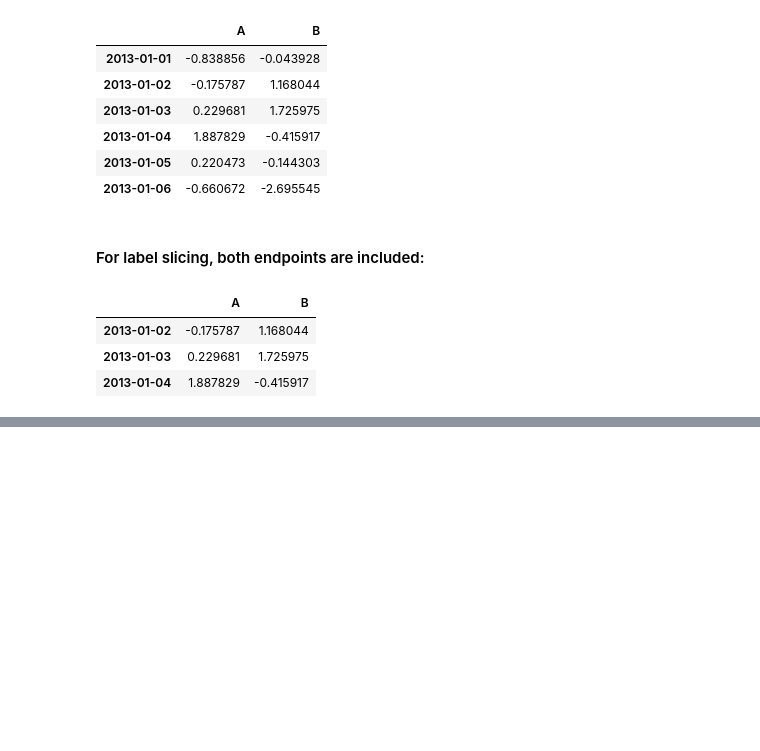
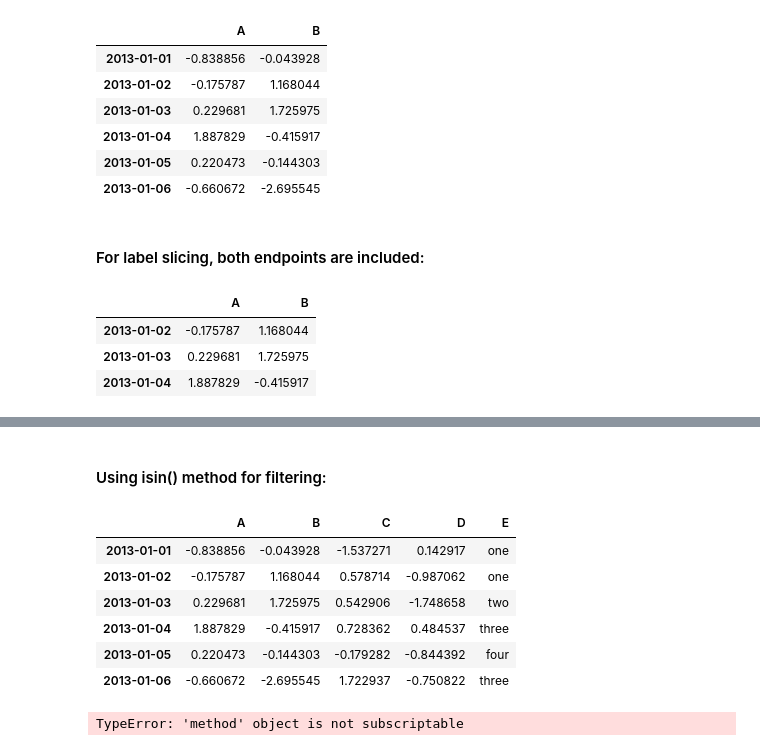
Before and after one commit to Zeeshan138063/data_science_practice, a Jupyter notebook: pandas.ipynb, the cells around one changed output, grey strips where cells are left out. Saved outputs shown, nothing was run; the diff lists cells and outputs as text; code cells hidden in the pictures; blank space fills up the shorter version.

```diff
--- a/pandas.ipynb
+++ b/pandas.ipynb
@@ -302,0 +387,18 @@ df.loc["20130102":"20130104", ["A","B"]]
+# %% [markdown]
+#### Using isin() method for filtering:
+# %%
+df2 = df.copy()
+df2["E"]=["one","one","two","three","four","three"]
+df2
+# %% [output]
+|  | A | B | C | D | E |
+| 2013-01-01 | -0.838856 | -0.043928 | -1.537271 | 0.142917 | one |
+| 2013-01-02 | -0.175787 | 1.168044 | 0.578714 | -0.987062 | one |
+| 2013-01-03 | 0.229681 | 1.725975 | 0.542906 | -1.748658 | two |
+| 2013-01-04 | 1.887829 | -0.415917 | 0.728362 | 0.484537 | three |
+| 2013-01-05 | 0.220473 | -0.144303 | -0.179282 | -0.844392 | four |
+| 2013-01-06 | -0.660672 | -2.695545 | 1.722937 | -0.750822 | three |
+# %%
+df2[df2["E"].isin(["two","four"])]
+# %% [output]
+TypeError: 'method' object is not subscriptable
```
Also changed, not shown: parts of 17 cells of this notebook.
